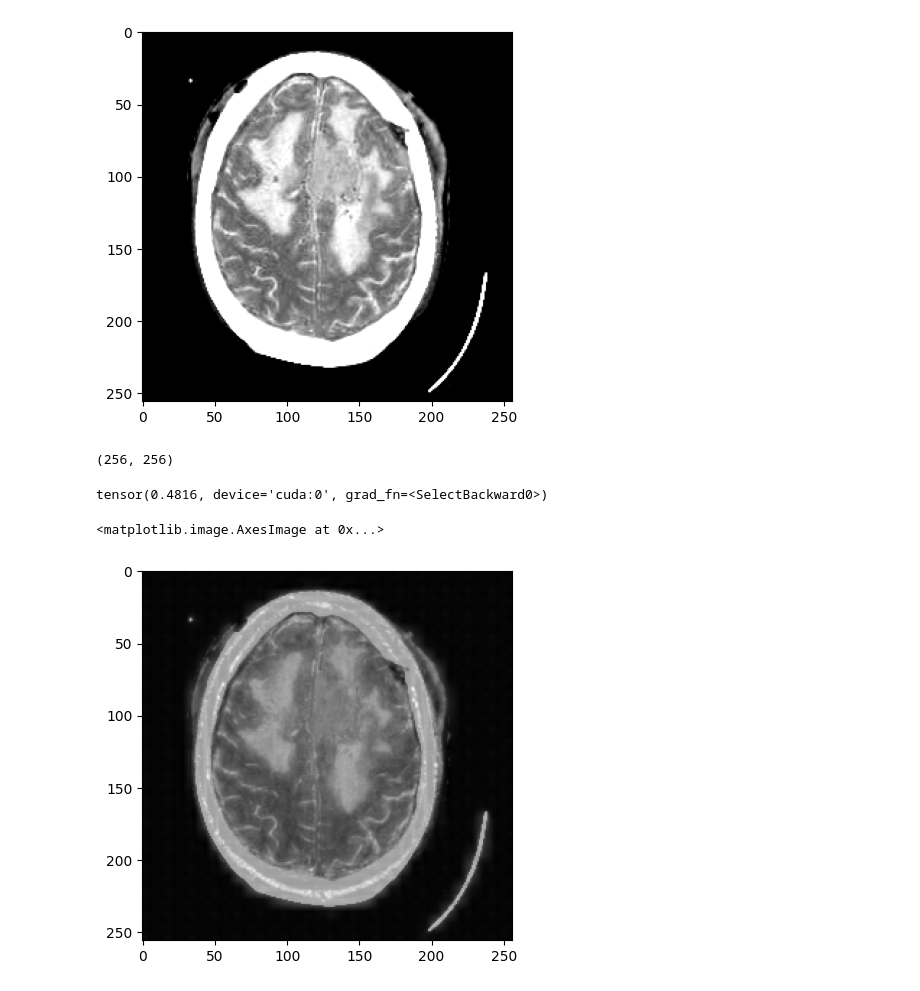
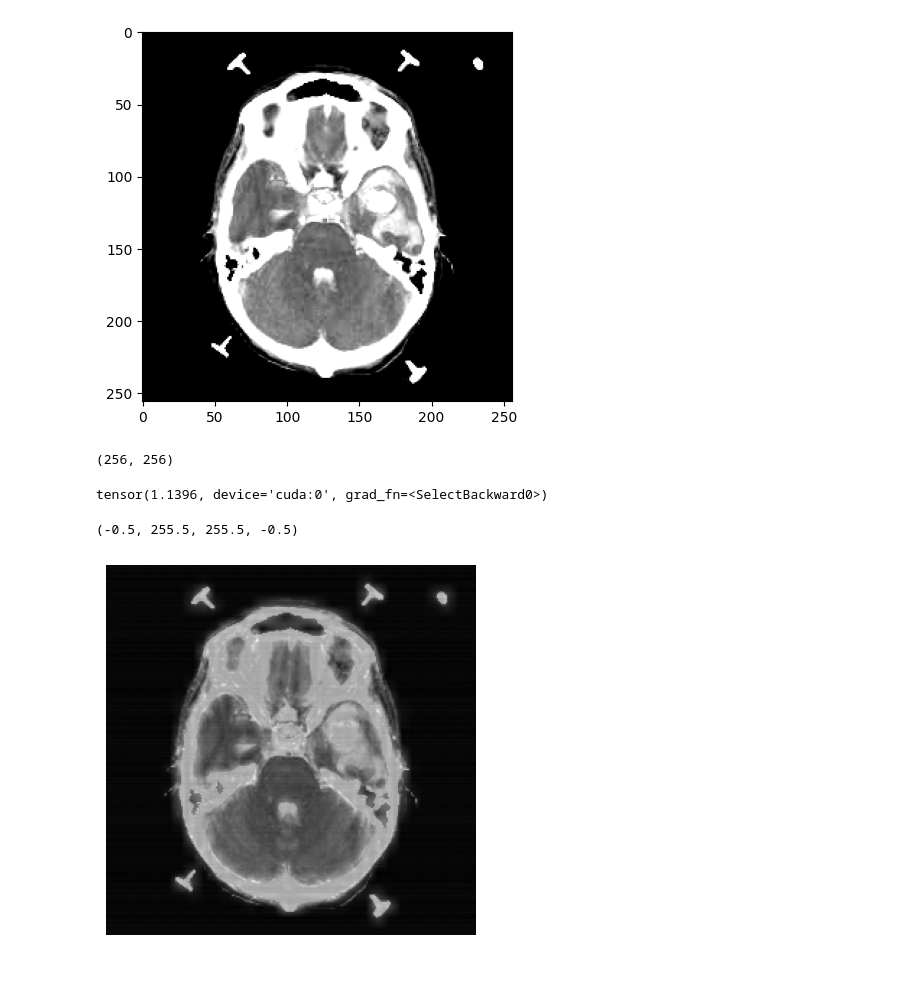
Before and after one commit to MILK-BIOS/SAM-based-CT-MRI-Fusion, a Jupyter notebook: test.ipynb, the cells around one changed output. Drawn from its saved outputs; the diff is of its cells as text; code cells hidden in the pictures.

```diff
--- a/test.ipynb
+++ b/test.ipynb
@@ -11,7 +11,7 @@ sliceimg = 15
 num_classes = 3
 device = 'cuda'
 # %%
-cap = cv2.VideoCapture('./dataset/Neoplastic_Disease/Meningioma/CT/spatial.mpg')
+cap = cv2.VideoCapture('./dataset/Neoplastic_Disease/Metastatic_2/CT/spatial.mpg')
 n = 0
 while cap.isOpened():
     ret, frame = cap.read()
@@ -21,6 +21,7 @@ while cap.isOpened():
 print(n)
 CT = cap.read()[1]
 plt.imshow(CT)
+plt.axis('off')
 CT = cv2.cvtColor(CT, cv2.COLOR_BGR2GRAY)
 print(CT.shape)
 # %% [output]
@@ -30,5 +31,5 @@ print(CT.shape)
 # %%
-cap = cv2.VideoCapture('./dataset/Neoplastic_Disease/Meningioma/MR-T2/spatial.mpg')
+cap = cv2.VideoCapture('./dataset/Neoplastic_Disease/Metastatic_2/MR-T2/spatial (1).mpg')
 n = 0
 while cap.isOpened():
     ret, frame = cap.read()
@@ -38,6 +39,7 @@ while cap.isOpened():
 print(n)
 MRI = cap.read()[1]
 plt.imshow(MRI)
+plt.axis('off')
 MRI = cv2.cvtColor(MRI, cv2.COLOR_BGR2GRAY)
 print(MRI.shape)
 # %% [output]
@@ -156,13 +158,13 @@ new_img = np.maximum(CT, MRI)
 plt.imshow(new_img, cmap='gray')
 plt.show()
 # %% [output]
-[figure, old version]
+[figure, new version]
 # %%
 print(MRI.shape)
 # %% [output]
 (256, 256)
 # %%
-PATH = 'model/SiameseSAM_epoch10.pth'
+PATH = 'model/best/SiameseSAM_epoch10.pth'
 SiameseSAM = build_siamese_sam(num_classes=num_classes, checkpoint=PATH).to(device)
 SiameseSAM.eval()
 laplacian_pyramid = LaplacianPyramid(levels=4, device='cuda')
@@ -183,12 +185,13 @@ img = output[4][0].squeeze(0)
 # %%
 print(img[120][170])
 # %% [output]
-tensor(0.4816, device='cuda:0', grad_fn=<SelectBackward0>)
+tensor(1.1396, device='cuda:0', grad_fn=<SelectBackward0>)
 # %%
 plt.imshow(img.detach().cpu(), cmap='gray')
+plt.axis('off')
 # %% [output]
-<matplotlib.image.AxesImage at 0x...>
+(-0.5, 255.5, 255.5, -0.5)
-[figure, old version]
+[figure, new version]
 # %%
 plt.figure(figsize=(10, 6))
 plt.subplot(1, 3, 1)
```
Also changed, not shown: parts of 7 cells of this notebook.
